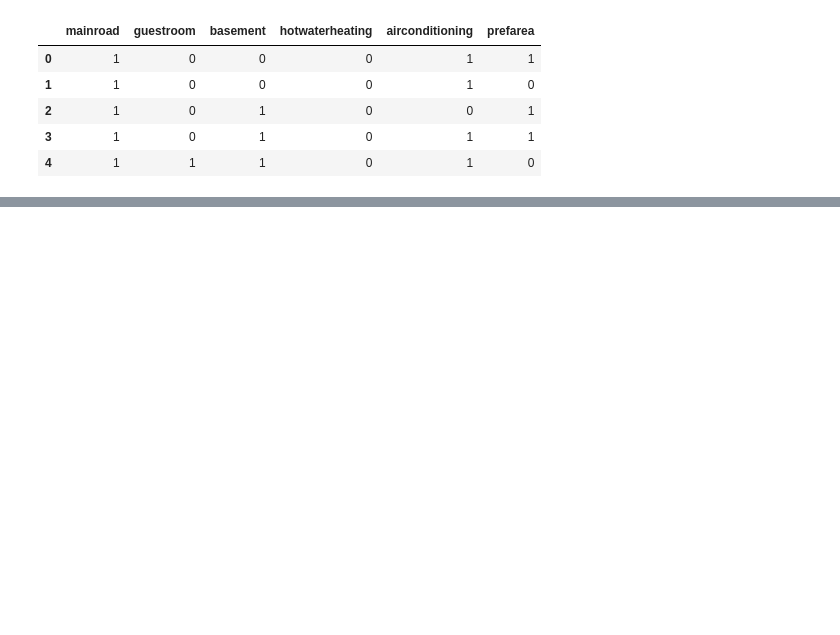
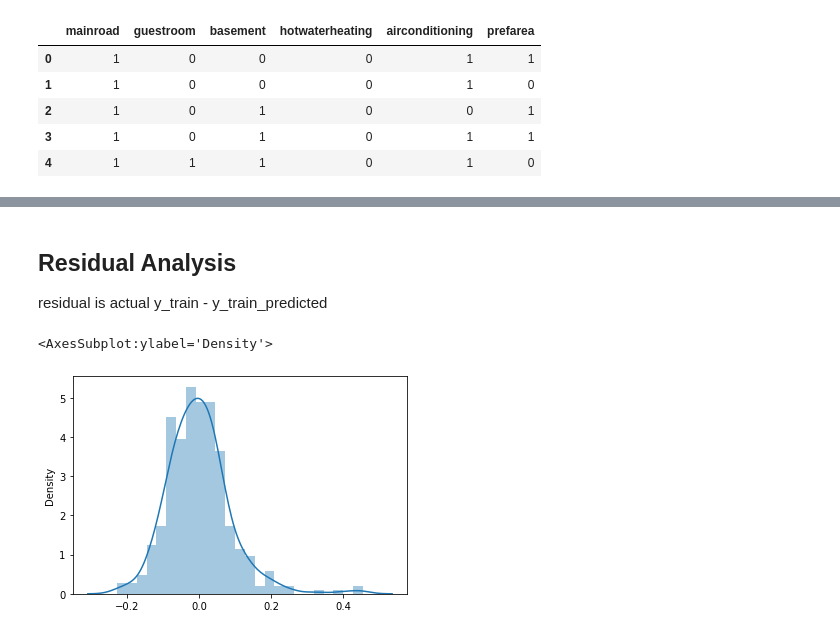
Before and after one commit to PiyaP-lab/MachineLearning, a Jupyter notebook: Multiple_Linear_Regression_Model_ML.ipynb, the cells around one changed output, grey strips where cells are left out. Cells and saved outputs as stored; diff of their text form; code cells hidden in the pictures; blank space fills up the shorter version.

```diff
--- a/Multiple_Linear_Regression_Model_ML.ipynb
+++ b/Multiple_Linear_Regression_Model_ML.ipynb
@@ -129,0 +547,16 @@ housing[varlist].head()
+# %%
+#create another model
+X_train_sm = sm.add_constant(X)
+
+
+#create the model
+lr = sm.OLS(y_train,X_train_sm)
+
+#fit the model
+lr_model = lr.fit()
+
+#params
+lr_model.params
+
+#see the summary of the model
+lr_model.summary()
@@ -129,0 +615,6 @@ housing[varlist].head()
+# %%
+#High p value and high VIF
+#so remove bedrooms
+
+x = X.drop('bedrooms', axis=1)
+x
@@ -129,0 +635,16 @@ housing[varlist].head()
+# %%
+#create another model
+X_train_sm = sm.add_constant(x)
+
+
+#create the model
+lr = sm.OLS(y_train,X_train_sm)
+
+#fit the model
+lr_model = lr.fit()
+
+#params
+lr_model.params
+
+#see the summary of the model
+lr_model.summary()
@@ -129,0 +720,13 @@ housing[varlist].head()
+# %% [markdown]
+## Residual Analysis
+
+residual is actual y_train - y_train_predicted
+# %%
+y_train_pred = lr_model.predict(X_train_sm)
+# %%
+#distribution of error terms and it should be centrally around 0
+res = y_train - y_train_pred
+sns.distplot(res)
+# %% [output]
+<AxesSubplot:ylabel='Density'>
+[figure, added]
```
Also changed, not shown: parts of 50 cells of this notebook, 3 other files.
